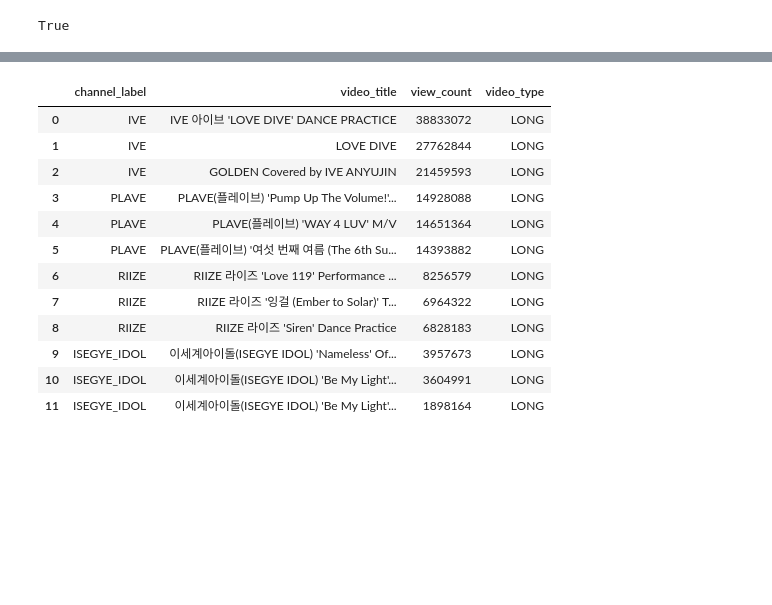
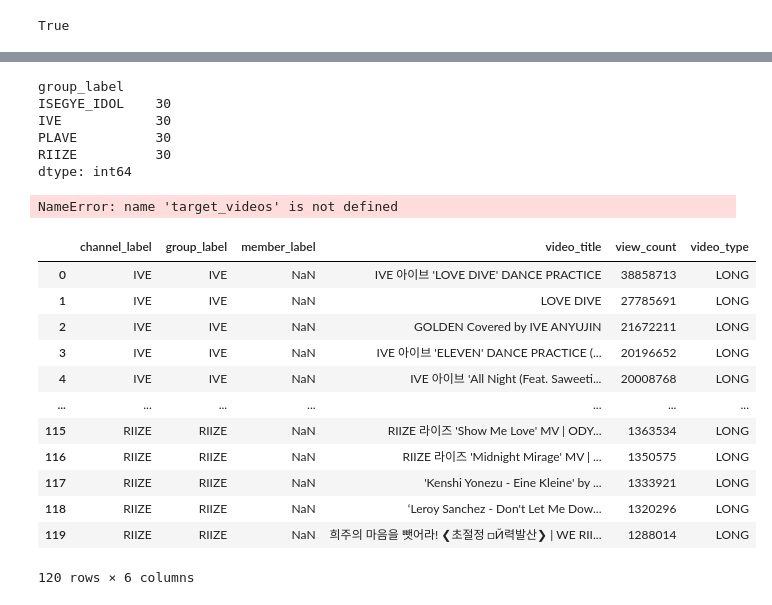
Before and after one commit to PotenUP3-DA-Team4/DA_AI_Jobs, a Jupyter notebook: src/04_comment_crawler.ipynb, the cells around one changed output, grey strips where cells are left out. Saved outputs shown, nothing was run; the diff lists cells and outputs as text; code cells hidden in the pictures; blank space fills up the shorter version.

```diff
--- a/src/04_comment_crawler.ipynb
+++ b/src/04_comment_crawler.ipynb
@@ -18,0 +91,18 @@ df_videos_full.shape
+# %%
+df_target = (
+    df_videos_full
+    .sort_values("view_count", ascending=False)
+    .groupby("group_label")
+    .head(30)
+    .reset_index(drop=True)
+)
+
+# 그룹별 개수 확인
+df_target.groupby("group_label").size()
+# %% [output]
+group_label
+ISEGYE_IDOL    30
+IVE            30
+PLAVE          30
+RIIZE          30
+dtype: int64
@@ -18,0 +115,4 @@ df_videos_full.shape
+# %%
+len(target_videos)
+# %% [output]
+NameError: name 'target_videos' is not defined
@@ -19,33 +136,35 @@ df_videos_full.shape
 # %%
 # 채널별 Top-N LONG 영상 선정
-TOP_N = 3
+TOP_N = 30
 
 top_videos = (
     df_videos_full
     .query("video_type == 'LONG'")
     .sort_values("view_count", ascending=False)
-    .groupby("channel_label")
+    .groupby("group_label")
     .head(TOP_N)
     .reset_index(drop=True)
 )
 
 top_videos[[
     "channel_label",
+    "group_label",
+    "member_label",
     "video_title",
     "view_count",
     "video_type"
 ]]
 # %% [output]
-|  | channel_label | video_title | view_count | video_type |
-| 0 | IVE | IVE 아이브 'LOVE DIVE' DANCE PRACTICE | 38833072 | LONG |
-| 1 | IVE | LOVE DIVE | 27762844 | LONG |
-| 2 | IVE | GOLDEN Covered by IVE ANYUJIN | 21459593 | LONG |
-| 3 | PLAVE | PLAVE(플레이브) 'Pump Up The Volume!'... | 14928088 | LONG |
-| 4 | PLAVE | PLAVE(플레이브) 'WAY 4 LUV' M/V | 14651364 | LONG |
-| 5 | PLAVE | PLAVE(플레이브) '여섯 번째 여름 (The 6th Su... | 14393882 | LONG |
-| 6 | RIIZE | RIIZE 라이즈 'Love 119' Performance ... | 8256579 | LONG |
-| 7 | RIIZE | RIIZE 라이즈 '잉걸 (Ember to Solar)' T... | 6964322 | LONG |
-| 8 | RIIZE | RIIZE 라이즈 'Siren' Dance Practice | 6828183 | LONG |
-| 9 | ISEGYE_IDOL | 이세계아이돌(ISEGYE IDOL) 'Nameless' Of... | 3957673 | LONG |
-| 10 | ISEGYE_IDOL | 이세계아이돌(ISEGYE IDOL) 'Be My Light'... | 3604991 | LONG |
-| 11 | ISEGYE_IDOL | 이세계아이돌(ISEGYE IDOL) 'Be My Light'... | 1898164 | LONG |
+|  | channel_label | group_label | member_label | video_title | view_count | video_type |
+| 0 | IVE | IVE | NaN | IVE 아이브 'LOVE DIVE' DANCE PRACTICE | 38858713 | LONG |
+| 1 | IVE | IVE | NaN | LOVE DIVE | 27785691 | LONG |
+| 2 | IVE | IVE | NaN | GOLDEN Covered by IVE ANYUJIN | 21672211 | LONG |
+| 3 | IVE | IVE | NaN | IVE 아이브 'ELEVEN' DANCE PRACTICE (... | 20196652 | LONG |
+| 4 | IVE | IVE | NaN | IVE 아이브 'All Night (Feat. Saweeti... | 20008768 | LONG |
+| ... | ... | ... | ... | ... | ... | ... |
+| 115 | RIIZE | RIIZE | NaN | RIIZE 라이즈 'Show Me Love' MV | ODY... | 1363534 | LONG |
+| 116 | RIIZE | RIIZE | NaN | RIIZE 라이즈 'Midnight Mirage' MV | ... | 1350575 | LONG |
+| 117 | RIIZE | RIIZE | NaN | 'Kenshi Yonezu - Eine Kleine' by ... | 1333921 | LONG |
+| 118 | RIIZE | RIIZE | NaN | ‘Leroy Sanchez - Don't Let Me Dow... | 1320296 | LONG |
+| 119 | RIIZE | RIIZE | NaN | 희주의 마음을 뺏어라! ❮초절정 □Й력발산❯ | WE RII... | 1288014 | LONG |
+120 rows × 6 columns
```
Also changed, not shown: parts of 13 cells of this notebook, 7 other files.
